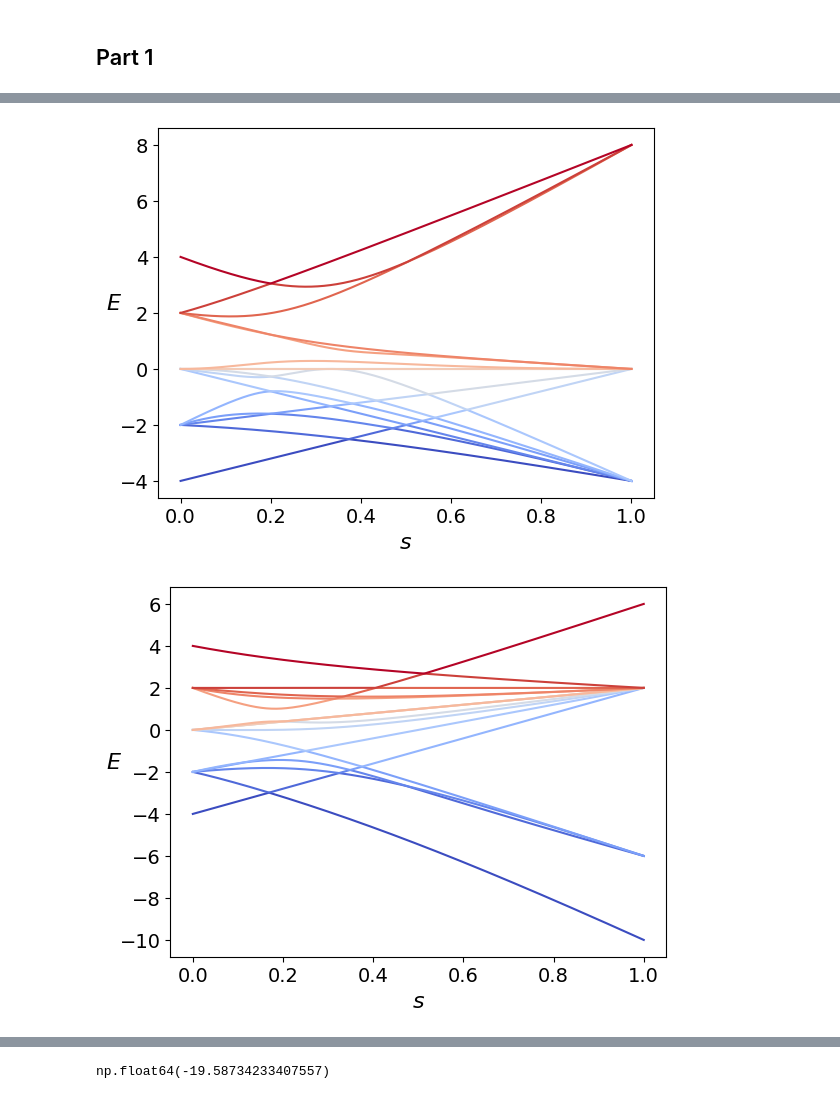
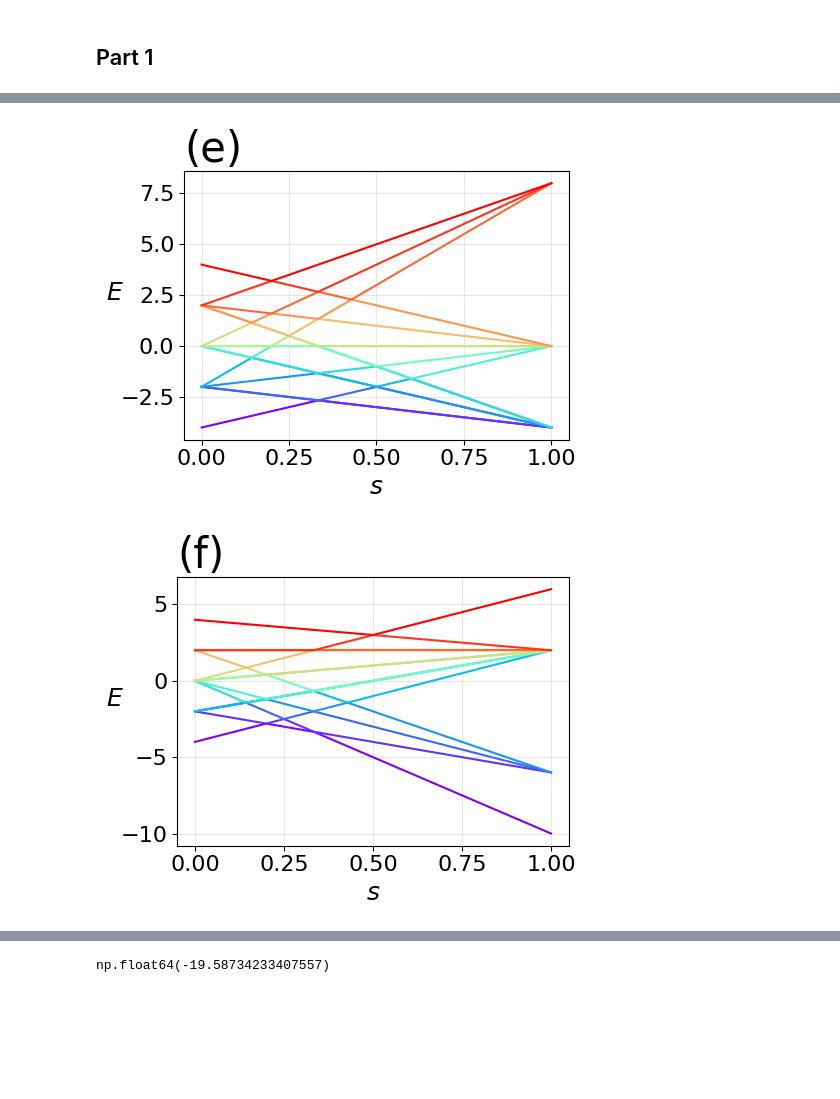
Before and after one commit to Waterbird20/QuantumChallenge, a Jupyter notebook: Prob3/src/prob3.ipynb, the cells around one changed output, grey strips where cells are left out. Cells and saved outputs as stored; diff of their text form; code cells hidden in the pictures; blank space fills up the shorter version.

Commit message:
report edited, figure updated

```diff
--- a/Prob3/src/prob3.ipynb
+++ b/Prob3/src/prob3.ipynb
@@ -108,5 +146,0 @@ class H_sg():
-# %%
-result = {}
-for i in itertools.product([1,-1], repeat=6):
-    temp = H_sg(i, [0,0,0,0]).eigenSpectrum()
-    result[i] = temp
@@ -188,0 +191,8 @@ for i in eig_spectrum.values():
+# %%
+idx = 1
+for class_num, set_coefficient in classified_groups.items():
+    example_coefficient = set_coefficient[0]
+    model = H_sg(example_coefficient)
+    fig, ax = model.plot_energy_level()
+    fig.savefig("../report/figure/class_{}.pdf".format(idx))
+    idx += 1
@@ -191,10 +213,10 @@ class AdiabaticSimulator(H_sg):
     def __init__(self, coefficients1, coefficients2, num_qubits=4) -> None:
         super().__init__(coefficients1, coefficients2, num_qubits)
 
-        temp = [self.I for _ in range(self.num_qubits)]
         #temp = [self.Pauli_X for _ in range(self.num_qubits)]
-        H_m = np.zeros([2**self.num_qubits, 2**self.num_qubits], dtype=np.complex128)
+        H_m = np.zeros([2**self.num_qubits, 2**self.num_qubits], dtype=np.complex64)
         for i in range(self.num_qubits):
+            temp = [self.I for _ in range(self.num_qubits)]
             temp[i] = self.Pauli_X
             H_m -= self._Kron(temp)
         self.H_m = H_m
@@ -225,9 +247,6 @@ class AdiabaticSimulator(H_sg):
 
         exact_ground = e_vec[:, 0]
 
-        print(np.abs(exact_ground)) # TODO :  np.abs
-        #prob = prob.conj() * prob
-
         return ground_state, exact_ground
 # %%
 temp = {
@@ -244,24 +263,29 @@ temp = {
     "class_11": AdiabaticSimulator([-1,-1,-1,-1,-1,-1],[0,0,0,0]),
 }
 
-def plot_eigenspectrum(result):
-    fig, ax = plt.subplots()
+def plot_eigenspectrum(result, title:str=None,figsize=(5,4)):
+    fig, ax = plt.subplots(figsize=figsize)
     time_step = np.linspace(0,1,1000)
-    cmap = mpl.colormaps["coolwarm"]
+    cmap = mpl.colormaps["rainbow"]
     normalize = mpl.colors.Normalize(vmin=0, vmax=15)
 
     for i in range(result.shape[0]):
         color = cmap(normalize(i))
         ax.plot(time_step, result[i,:], c=color)
 
-    ax.set_ylabel(r"$E$", rotation=0, fontsize=16)
-    ax.set_xlabel(r"$s$", rotation=0, fontsize=16)
-    ax.tick_params(axis='both', which='major', labelsize=14)
+    ax.set_ylabel(r"$E$", rotation=0, fontsize=18)
+    ax.set_xlabel(r"$s$", rotation=0, fontsize=18)
+    ax.tick_params(axis='both', which='major', labelsize=16)
+    ax.grid(alpha=0.3)
+    if title is not None:
+        ax.set_title(title, loc="left", fontsize=30)
+    fig.tight_layout()
     #ax.legend()
     return fig, ax
-
+idx = 0
 for key, value in temp.items():
     result = value.EigenSpectrum()
-    fig, ax = plot_eigenspectrum(result)
+    fig, ax = plot_eigenspectrum(result, "(" + chr(97+idx) + ")")
     fig.savefig("../report/figure/Eigenspectrum_" + key + ".pdf")
+    idx +=1
 # %% [output]
@@ -272,2 +296,2 @@ for key, value in temp.items():
-[figure, old version]
+[figure, new version]
-[figure, old version]
+[figure, new version]
```
Also changed, not shown: parts of 17 cells of this notebook, 36 other files.
